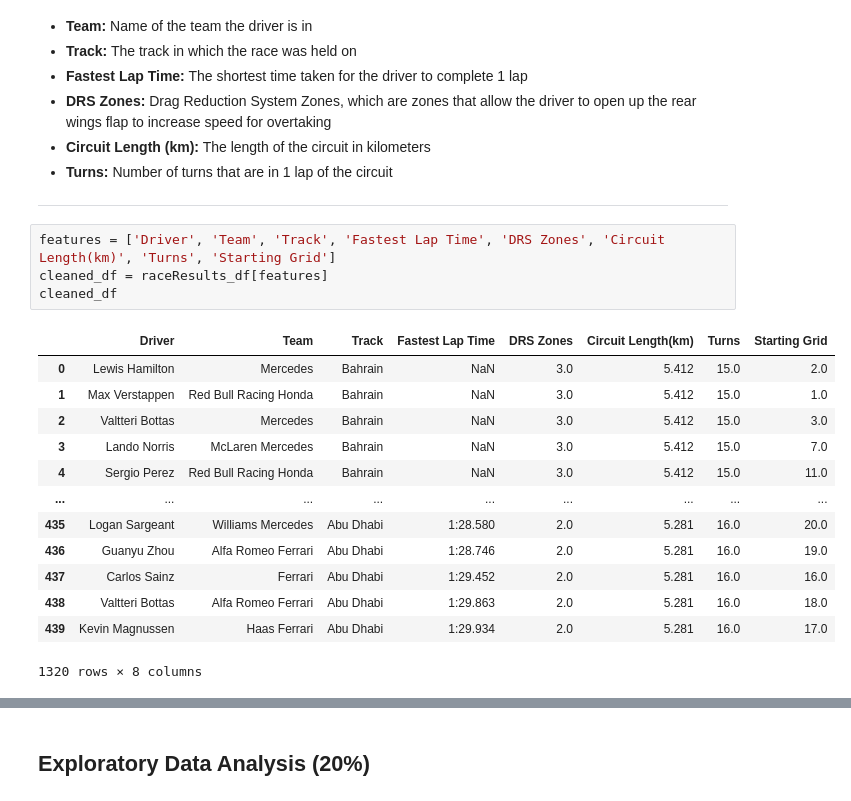
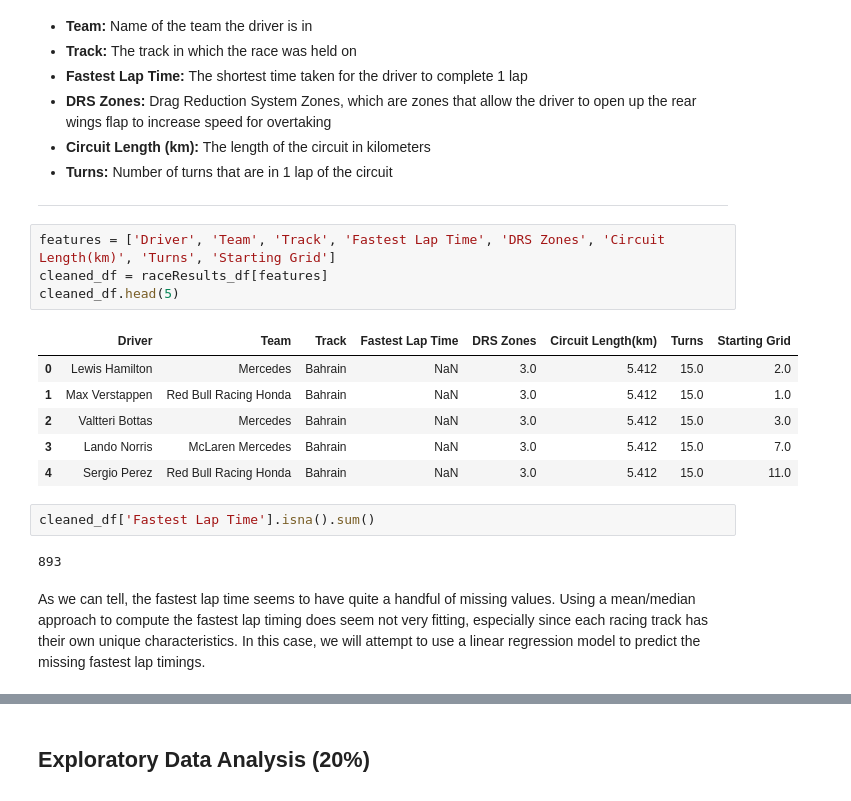
Before and after one commit to seahsongli/SC1015_Mini_Project, a Jupyter notebook: Formula1_Top3_Predictor.ipynb, the cells around one changed output, grey strips where cells are left out. Saved outputs shown, nothing was run; the diff lists cells and outputs as text.

```diff
--- a/Formula1_Top3_Predictor.ipynb
+++ b/Formula1_Top3_Predictor.ipynb
@@ -137,18 +117,17 @@ Nice! Now we have a collated dataframe to work with. Next step would be to extra
 # %%
 features = ['Driver', 'Team', 'Track', 'Fastest Lap Time', 'DRS Zones', 'Circuit Length(km)', 'Turns', 'Starting Grid']
 cleaned_df = raceResults_df[features]
-cleaned_df
+cleaned_df.head(5)
 # %% [output]
 |  | Driver | Team | Track | Fastest Lap Time | DRS Zones | Circuit Length(km) | Turns | Starting Grid |
 | 0 | Lewis Hamilton | Mercedes | Bahrain | NaN | 3.0 | 5.412 | 15.0 | 2.0 |
 | 1 | Max Verstappen | Red Bull Racing Honda | Bahrain | NaN | 3.0 | 5.412 | 15.0 | 1.0 |
 | 2 | Valtteri Bottas | Mercedes | Bahrain | NaN | 3.0 | 5.412 | 15.0 | 3.0 |
 | 3 | Lando Norris | McLaren Mercedes | Bahrain | NaN | 3.0 | 5.412 | 15.0 | 7.0 |
 | 4 | Sergio Perez | Red Bull Racing Honda | Bahrain | NaN | 3.0 | 5.412 | 15.0 | 11.0 |
-| ... | ... | ... | ... | ... | ... | ... | ... | ... |
-| 435 | Logan Sargeant | Williams Mercedes | Abu Dhabi | 1:28.580 | 2.0 | 5.281 | 16.0 | 20.0 |
-| 436 | Guanyu Zhou | Alfa Romeo Ferrari | Abu Dhabi | 1:28.746 | 2.0 | 5.281 | 16.0 | 19.0 |
-| 437 | Carlos Sainz | Ferrari | Abu Dhabi | 1:29.452 | 2.0 | 5.281 | 16.0 | 16.0 |
-| 438 | Valtteri Bottas | Alfa Romeo Ferrari | Abu Dhabi | 1:29.863 | 2.0 | 5.281 | 16.0 | 18.0 |
-| 439 | Kevin Magnussen | Haas Ferrari | Abu Dhabi | 1:29.934 | 2.0 | 5.281 | 16.0 | 17.0 |
-1320 rows × 8 columns
+# %%
+cleaned_df['Fastest Lap Time'].isna().sum()
+# %% [output]
+893
+# %% [markdown]
+As we can tell, the fastest lap time seems to have quite a handful of missing values. Using a mean/median approach to compute the fastest lap timing does seem not very fitting, especially since each racing track has their own unique characteristics. In this case, we will attempt to use a linear regression model to predict the missing fastest lap timings.
```
Also changed, not shown: parts of 32 cells of this notebook.
